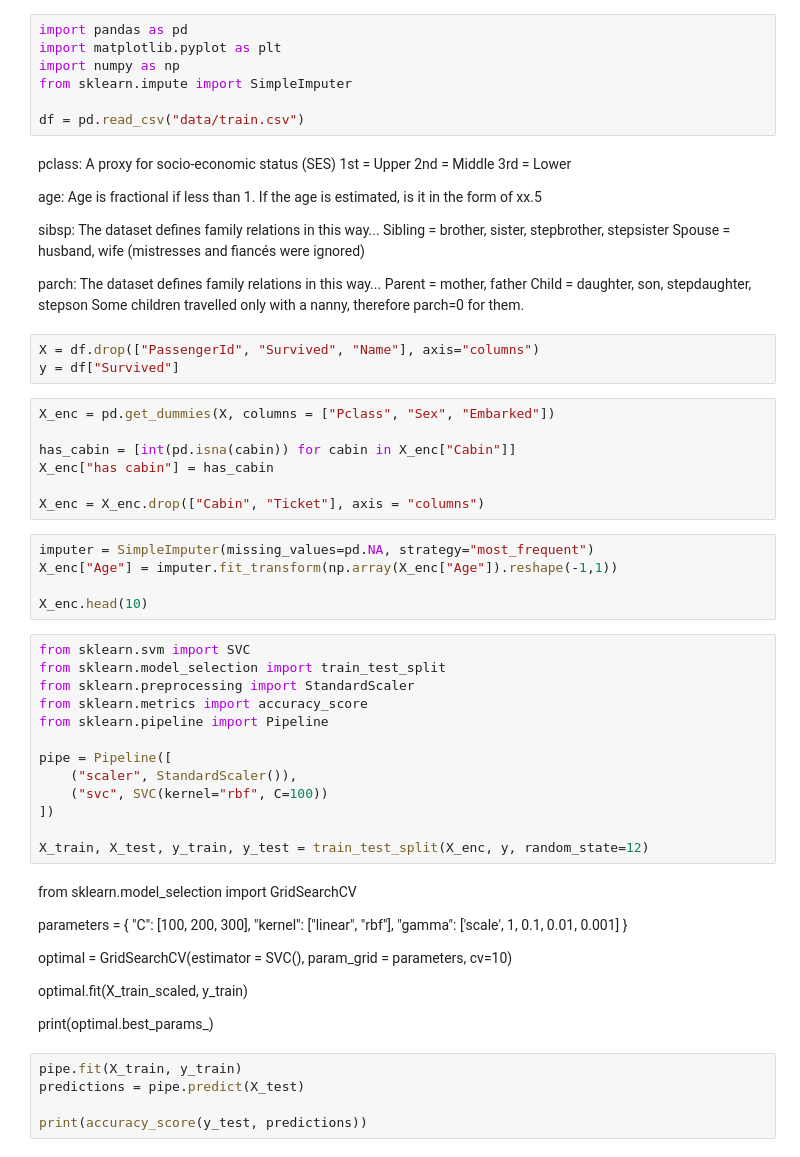
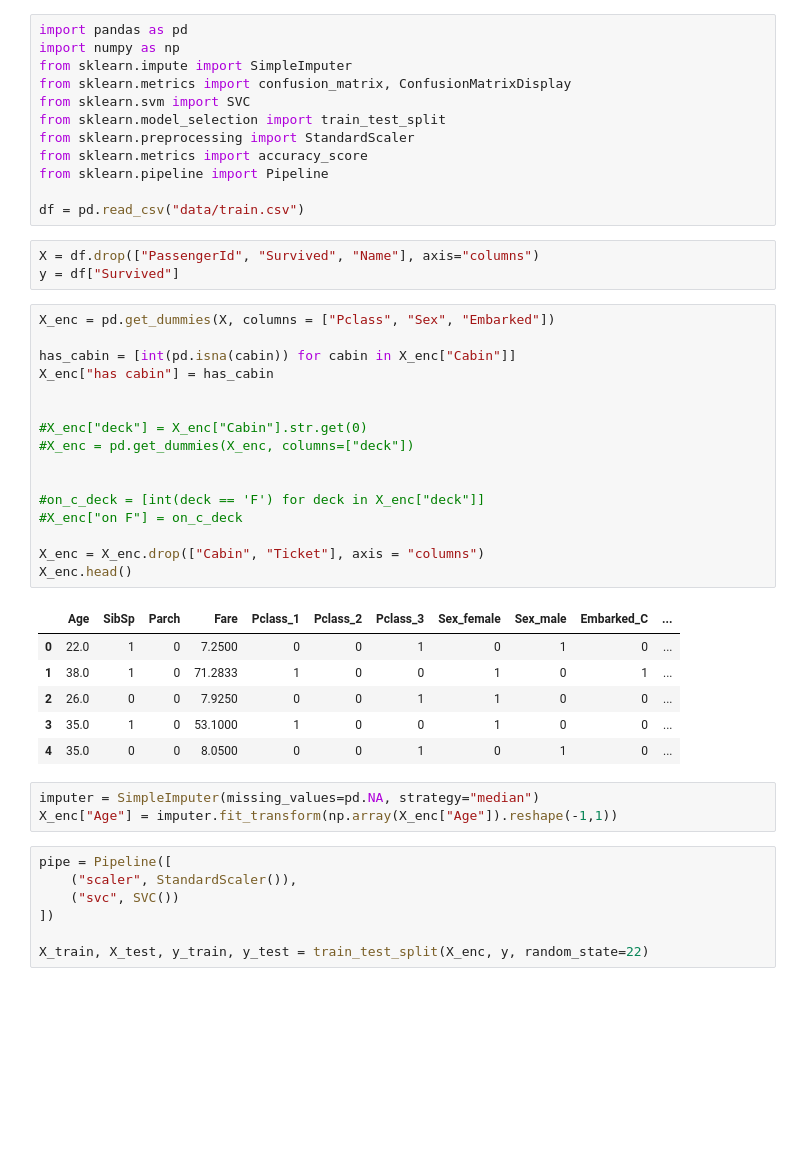
Before and after one commit to kasvoy/KaggleLearning, a Jupyter notebook: titanic/titanic.ipynb, the cells around one changed output. Drawn from its saved outputs; the diff is of its cells as text; blank space fills up the shorter version.

```diff
--- a/titanic/titanic.ipynb
+++ b/titanic/titanic.ipynb
@@ -1,70 +1,48 @@
 # %%
 import pandas as pd
-import matplotlib.pyplot as plt
 import numpy as np
 from sklearn.impute import SimpleImputer
+from sklearn.metrics import confusion_matrix, ConfusionMatrixDisplay
+from sklearn.svm import SVC
+from sklearn.model_selection import train_test_split
+from sklearn.preprocessing import StandardScaler
+from sklearn.metrics import accuracy_score
+from sklearn.pipeline import Pipeline
 
 df = pd.read_csv("data/train.csv")
-# %% [markdown]
-pclass: A proxy for socio-economic status (SES)
-1st = Upper
-2nd = Middle
-3rd = Lower
-
-age: Age is fractional if less than 1. If the age is estimated, is it in the form of xx.5
-
-sibsp: The dataset defines family relations in this way...
-Sibling = brother, sister, stepbrother, stepsister
-Spouse = husband, wife (mistresses and fiancés were ignored)
-
-parch: The dataset defines family relations in this way...
-Parent = mother, father
-Child = daughter, son, stepdaughter, stepson
-Some children travelled only with a nanny, therefore parch=0 for them.
 # %%
 X = df.drop(["PassengerId", "Survived", "Name"], axis="columns")
 y = df["Survived"]
 # %%
 X_enc = pd.get_dummies(X, columns = ["Pclass", "Sex", "Embarked"])
 
 has_cabin = [int(pd.isna(cabin)) for cabin in X_enc["Cabin"]]
 X_enc["has cabin"] = has_cabin
 
+
+#X_enc["deck"] = X_enc["Cabin"].str.get(0)
+#X_enc = pd.get_dummies(X_enc, columns=["deck"])
+
+
+#on_c_deck = [int(deck == 'F') for deck in X_enc["deck"]]
+#X_enc["on F"] = on_c_deck
+
 X_enc = X_enc.drop(["Cabin", "Ticket"], axis = "columns")
+X_enc.head()
+# %% [output]
+|  | Age | SibSp | Parch | Fare | Pclass_1 | Pclass_2 | Pclass_3 | Sex_female | Sex_male | Embarked_C | ... |
+| 0 | 22.0 | 1 | 0 | 7.2500 | 0 | 0 | 1 | 0 | 1 | 0 | ... |
+| 1 | 38.0 | 1 | 0 | 71.2833 | 1 | 0 | 0 | 1 | 0 | 1 | ... |
+| 2 | 26.0 | 0 | 0 | 7.9250 | 0 | 0 | 1 | 1 | 0 | 0 | ... |
+| 3 | 35.0 | 1 | 0 | 53.1000 | 1 | 0 | 0 | 1 | 0 | 0 | ... |
+| 4 | 35.0 | 0 | 0 | 8.0500 | 0 | 0 | 1 | 0 | 1 | 0 | ... |
 # %%
-imputer = SimpleImputer(missing_values=pd.NA, strategy="most_frequent")
+imputer = SimpleImputer(missing_values=pd.NA, strategy="median")
 X_enc["Age"] = imputer.fit_transform(np.array(X_enc["Age"]).reshape(-1,1))
-
-X_enc.head(10)
 # %%
-from sklearn.svm import SVC
-from sklearn.model_selection import train_test_split
-from sklearn.preprocessing import StandardScaler
-from sklearn.metrics import accuracy_score
-from sklearn.pipeline import Pipeline
-
 pipe = Pipeline([
     ("scaler", StandardScaler()),
-    ("svc", SVC(kernel="rbf", C=100))
+    ("svc", SVC())
 ])
 
-X_train, X_test, y_train, y_test = train_test_split(X_enc, y, random_state=12)
+X_train, X_test, y_train, y_test = train_test_split(X_enc, y, random_state=22)
-# %% [markdown]
-from sklearn.model_selection import GridSearchCV
-
-parameters = {
-    "C": [100, 200, 300],
-    "kernel": ["linear", "rbf"],
-    "gamma": ['scale', 1, 0.1, 0.01, 0.001]
-}
-
-optimal = GridSearchCV(estimator = SVC(), param_grid = parameters, cv=10)
-
-optimal.fit(X_train_scaled, y_train)
-
-print(optimal.best_params_)
-# %%
-pipe.fit(X_train, y_train)
-predictions = pipe.predict(X_test)
-
-print(accuracy_score(y_test, predictions))
```
Also changed, not shown: parts of 6 cells of this notebook.
